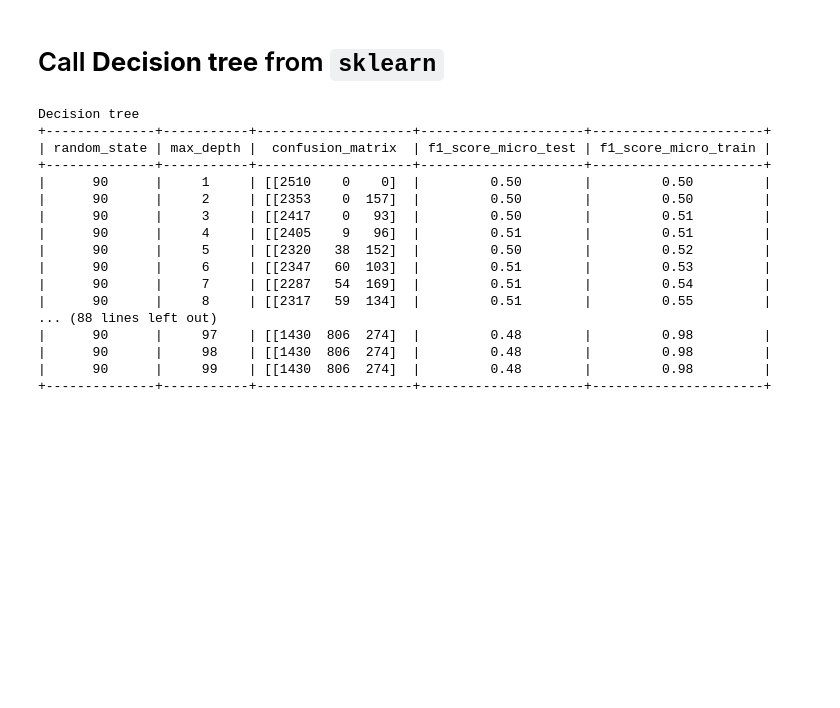
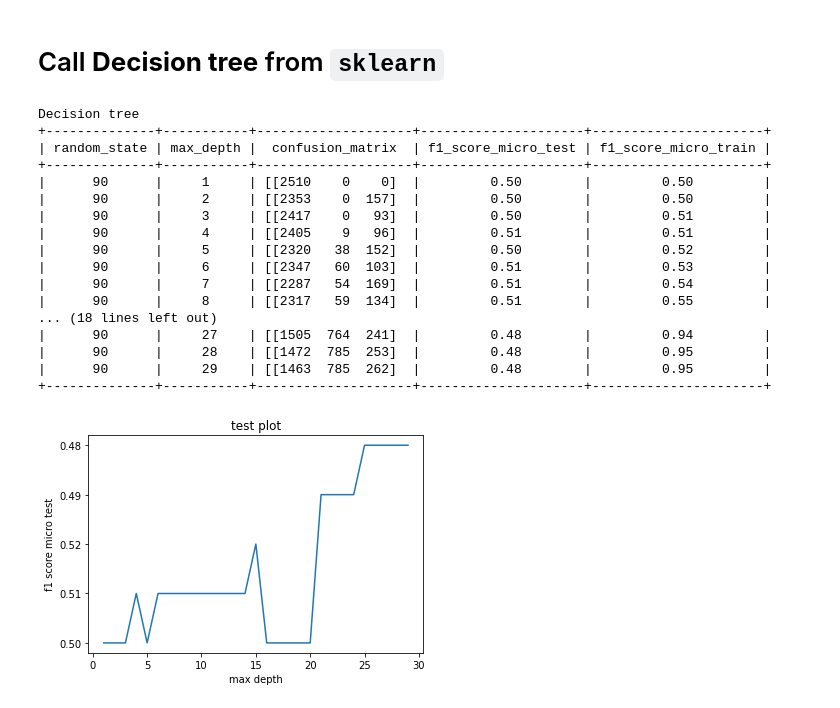
Before and after one commit to vajihe-ameri/predict-software-bugs-in-java-classes, a Jupyter notebook: decision_tree.ipynb, the cells around one changed output. Saved outputs shown, nothing was run; the diff lists cells and outputs as text; code cells hidden in the pictures; blank space fills up the shorter version.

```diff
--- a/decision_tree.ipynb
+++ b/decision_tree.ipynb
@@ -150,11 +149,14 @@ from sklearn import tree
 
 head = PrettyTable(['random_state', 'max_depth', 'confusion_matrix', 'f1_score_micro_test', 'f1_score_micro_train'])
 
-max_depth_range = list(range(1, 100))
+f1_score_micro_test_array = []
+f1_score_micro_train_array = []
+
+max_depth_range = list(range(1, 30))
 for depth in max_depth_range:
 
   '''Create decision tree classifier'''
-  model = tree.DecisionTreeClassifier(max_depth = depth,  random_state = 90)
+  model = tree.DecisionTreeClassifier(max_depth = depth, random_state = 90)
 
   '''Train and test'''
   model.fit(train_features, train_target)
@@ -175,6 +177,9 @@ for depth in max_depth_range:
   f1_score_micro_test = "%.2f"%round(f1_micro_test, 2)
   f1_score_micro_train = "%.2f"%round(f1_micro_train, 2)
 
+  f1_score_micro_test_array.append(f1_score_micro_test)
+  f1_score_micro_train_array.append(f1_score_micro_train)
+
   head.add_row(['90', depth, cr, f1_score_micro_test, f1_score_micro_train])
 print(head)
 # %% [output]
@@ -190,8 +195,16 @@ Decision tree
 |      90      |     6     | [[2347   60  103]  |         0.51        |         0.53         |
 |      90      |     7     | [[2287   54  169]  |         0.51        |         0.54         |
 |      90      |     8     | [[2317   59  134]  |         0.51        |         0.55         |
-... (88 lines left out)
-|      90      |     97    | [[1430  806  274]  |         0.48        |         0.98         |
-|      90      |     98    | [[1430  806  274]  |         0.48        |         0.98         |
-|      90      |     99    | [[1430  806  274]  |         0.48        |         0.98         |
+... (18 lines left out)
+|      90      |     27    | [[1505  764  241]  |         0.48        |         0.94         |
+|      90      |     28    | [[1472  785  253]  |         0.48        |         0.95         |
+|      90      |     29    | [[1463  785  262]  |         0.48        |         0.95         |
 +--------------+-----------+--------------------+---------------------+----------------------+
+# %%
+plt.plot(max_depth_range, f1_score_micro_test_array)
+plt.xlabel('max depth')
+plt.ylabel('f1 score micro test')
+plt.title('test plot')
+plt.show()
+# %% [output]
+[figure, added]
```
Also changed, not shown: parts of 3 cells of this notebook.
